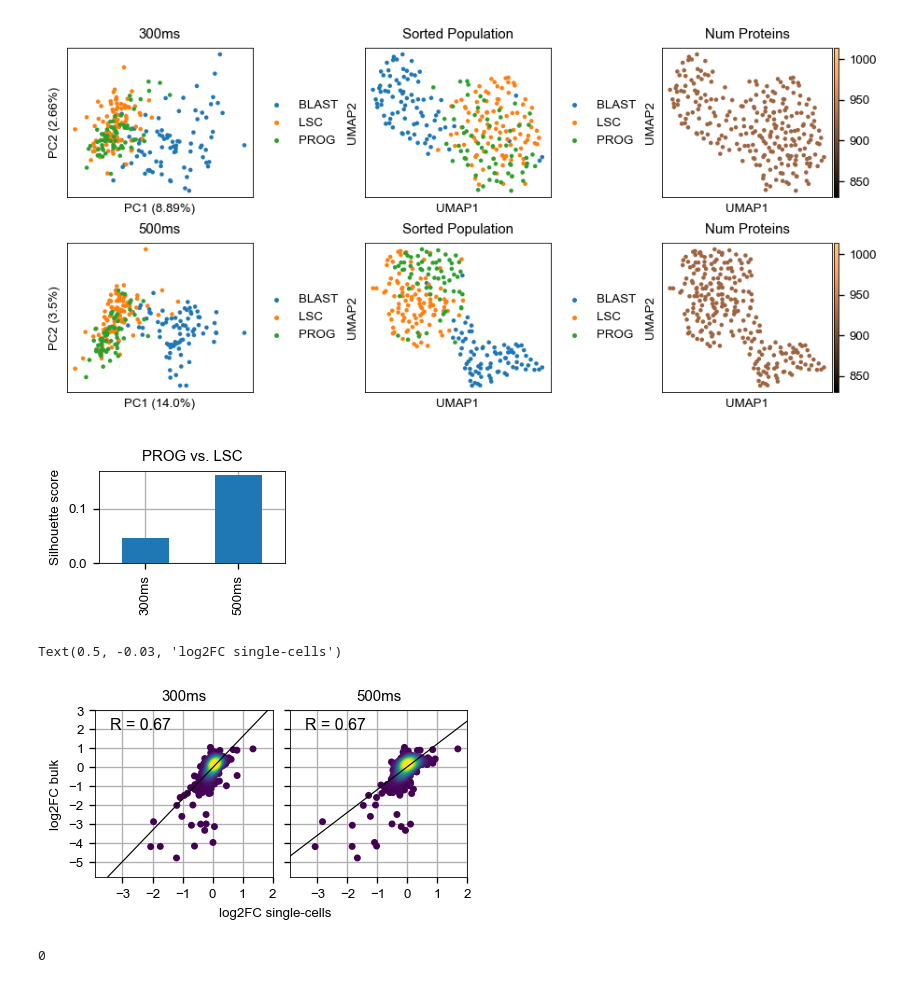
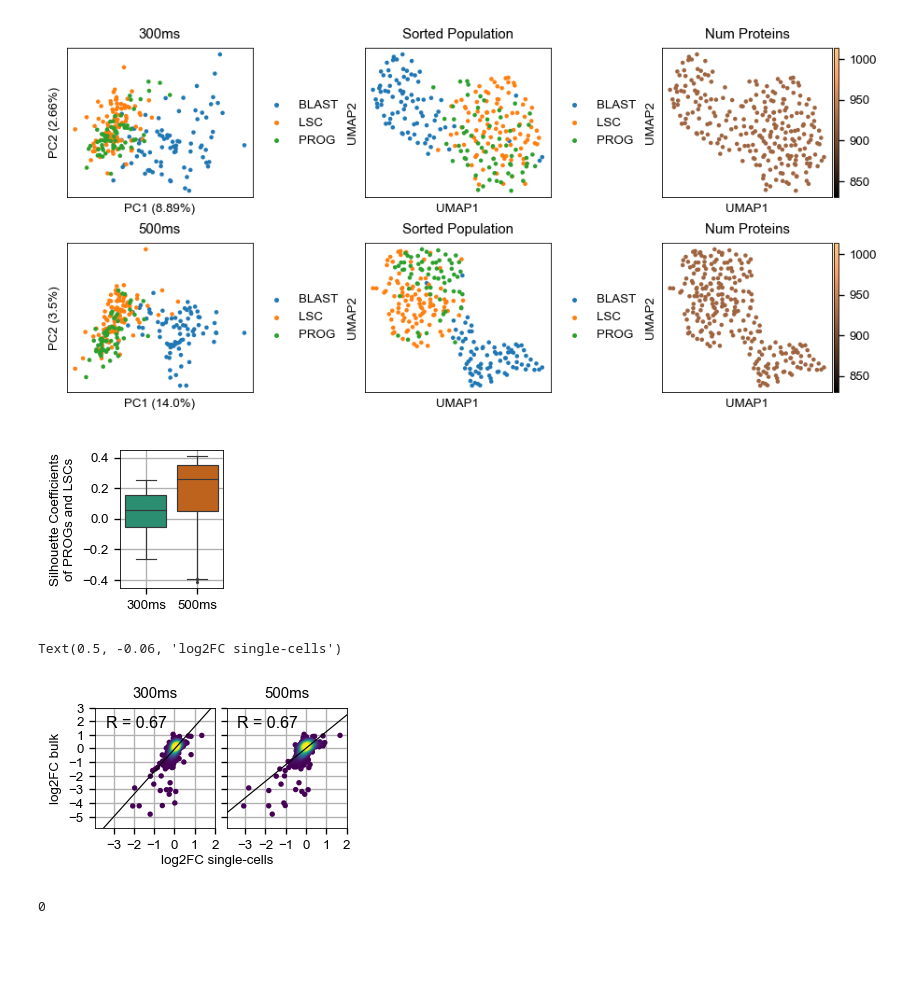
Before and after one commit to bfurtwa/SCeptre, a Jupyter notebook: Schoof_et_al/code/300ms_vs_500ms.ipynb, the cells around one changed output. Saved outputs shown, nothing was run; the diff lists cells and outputs as text; code cells hidden in the pictures; blank space fills up the shorter version.

```diff
--- a/Schoof_et_al/code/300ms_vs_500ms.ipynb
+++ b/Schoof_et_al/code/300ms_vs_500ms.ipynb
@@ -94,5 +99,5 @@ plt.savefig(res_dir + 'specific_silhouette_score.pdf', bbox_inches='tight', tran
 # %%
-fig, axs = plt.subplots(1, 2, sharex=True, sharey=True, figsize=(4, 1.8), gridspec_kw={'wspace':0.1})
+fig, axs = plt.subplots(1, 2, sharex=True, sharey=True, figsize=(2.7, 1.3), gridspec_kw={'wspace':0.1})
 axs = axs.flatten()
 for i, comp in enumerate([comp_300, comp_500]):
 
@@ -109,9 +114,9 @@ for i, comp in enumerate([comp_300, comp_500]):
     x, y, z = x[idx], y[idx], z[idx]
 
     ax = axs[i]
-    ax.scatter(x, y, c=z, s=10)
+    ax.scatter(x, y, c=z, s=5)
     ax.plot(range(-4, 4), reg.slope*range(-4, 4) + reg.intercept, c='black')
-    ax.text(-3.4, 2, 'R = {}'.format(round(reg.rvalue, 2)), size='large')
+    ax.text(-3.4, 1.5, 'R = {}'.format(round(reg.rvalue, 2)), size='large')
     ax.set_xticks(range(-5, 5))
     ax.set_yticks(range(-5, 5))
     ax.set_xlim((-3.9, 2))
@@ -121,7 +126,7 @@ for i, comp in enumerate([comp_300, comp_500]):
     if i == 0:
         ax.set_ylabel('log2FC bulk')
     ax.grid()
-fig.text(0.5, -0.03, 'log2FC single-cells', ha='center', va='top', size=plt.rcParams['axes.labelsize'])
+fig.text(0.5, -0.06, 'log2FC single-cells', ha='center', va='top', size=plt.rcParams['axes.labelsize'])
 fig.savefig(res_dir + 'all_fold_changes.pdf', bbox_inches='tight', transparent=True)
 # %% [output]
 1725
@@ -137,7 +142,7 @@ print(len(comp_500_top))
 400
 400
 # %%
-fig, axs = plt.subplots(1, 2, sharex=True, sharey=True, figsize=(4, 1.8), gridspec_kw={'wspace':0.1})
+fig, axs = plt.subplots(1, 2, sharex=True, sharey=True, figsize=(2.7, 1.3), gridspec_kw={'wspace':0.1})
 axs = axs.flatten()
 for i, comp in enumerate([comp_300_top, comp_500_top]):
 
@@ -154,9 +159,9 @@ for i, comp in enumerate([comp_300_top, comp_500_top]):
     x, y, z = x[idx], y[idx], z[idx]
 
     ax = axs[i]
-    ax.scatter(x, y, c=z, s=10)
+    ax.scatter(x, y, c=z, s=5)
     ax.plot(range(-4, 4), reg.slope*range(-4, 4) + reg.intercept, c='black')
-    ax.text(-3.4, 2, 'R = {}'.format(round(reg.rvalue, 2)), size='large')
+    ax.text(-3.4, 1.5, 'R = {}'.format(round(reg.rvalue, 2)), size='large')
     ax.set_xticks(range(-5, 5))
     ax.set_yticks(range(-5, 5))
     ax.set_xlim((-3.9, 2))
@@ -166,7 +171,7 @@ for i, comp in enumerate([comp_300_top, comp_500_top]):
     if i == 0:
         ax.set_ylabel('log2FC bulk')
     ax.grid()
-fig.text(0.5, -0.03, 'log2FC single-cells', ha='center', va='top', size=plt.rcParams['axes.labelsize'])
+fig.text(0.5, -0.06, 'log2FC single-cells', ha='center', va='top', size=plt.rcParams['axes.labelsize'])
 fig.savefig(res_dir + 'top_fold_changes.pdf', bbox_inches='tight', transparent=True)
 # %% [output]
 400
@@ -182,7 +187,7 @@ print(len(comp_500_si))
 337
 374
 # %%
-fig, axs = plt.subplots(1, 2, sharex=True, sharey=True, figsize=(4, 1.8), gridspec_kw={'wspace':0.1})
+fig, axs = plt.subplots(1, 2, sharex=True, sharey=True, figsize=(2.7, 1.3), gridspec_kw={'wspace':0.1})
 axs = axs.flatten()
 for i, comp in enumerate([comp_300_si, comp_500_si]):
 
@@ -199,9 +204,9 @@ for i, comp in enumerate([comp_300_si, comp_500_si]):
     x, y, z = x[idx], y[idx], z[idx]
 
     ax = axs[i]
-    ax.scatter(x, y, c=z, s=10)
+    ax.scatter(x, y, c=z, s=5)
     ax.plot(range(-4, 4), reg.slope*range(-4, 4) + reg.intercept, c='black')
-    ax.text(-3.4, 2, 'R = {}'.format(round(reg.rvalue, 2)), size='large')
+    ax.text(-3.4, 1.5, 'R = {}'.format(round(reg.rvalue, 2)), size='large')
     ax.set_xticks(range(-5, 5))
     ax.set_yticks(range(-5, 5))
     ax.set_xlim((-3.9, 2))
@@ -211,7 +216,7 @@ for i, comp in enumerate([comp_300_si, comp_500_si]):
     if i == 0:
         ax.set_ylabel('log2FC bulk')
     ax.grid()
-fig.text(0.5, -0.03, 'log2FC single-cells', ha='center', va='top', size=plt.rcParams['axes.labelsize'])
+fig.text(0.5, -0.06, 'log2FC single-cells', ha='center', va='top', size=plt.rcParams['axes.labelsize'])
 fig.savefig(res_dir + 'signi_fold_changes.pdf', bbox_inches='tight', transparent=True)
 # %% [output]
 337
@@ -337,45 +409,49 @@ p = sc.pl.umap(adata_500, color=['Num Proteins'], cmap='copper', size=cellsize,
 fig.savefig(res_dir + 'overlap_embedding.pdf', bbox_inches='tight', transparent=True)
 # %% [output]
 [figure]
-# %%
-silhouette_scores.plot.bar(title='PROG vs. LSC', figsize=(2,1), grid=True)
-plt.ylabel('Silhouette score')
-plt.savefig(res_dir + 'overlap_silhouette_score.pdf', bbox_inches='tight', transparent=True)
-# %% [output]
-[figure, removed]
+# %%
+fig, ax = plt.subplots(figsize=(1.1, 1.5))
+sns.boxplot(data=silhouettes, ax=ax, fliersize=1, palette="Dark2")
+plt.ylabel('Silhouette Coefficient')
+plt.ylabel('Silhouette Coefficients\nof PROGs and LSCs')
+plt.grid()
+ax.set_xticklabels(['300ms', '500ms'])
+plt.savefig(res_dir + 'overlap_silhouette_score.pdf', bbox_inches='tight', transparent=True)
+# %% [output]
+[figure, added]
 # %%
-fig, axs = plt.subplots(1, 2, sharex=True, sharey=True, figsize=(4, 1.8), gridspec_kw={'wspace':0.1})
+fig, axs = plt.subplots(1, 2, sharex=True, sharey=True, figsize=(2.7, 1.3), gridspec_kw={'wspace':0.1})
 axs = axs.flatten()
 for i, comp in enumerate([comp_300, comp_500]):
 
     x = comp['log2foldchange'].values
     y = comp['log2foldchange_lib'].values
     reg = linregress(x,y)
 
     # Calculate the point density
     xy = np.vstack([x,y])
     z = gaussian_kde(xy)(xy)
     # Sort the points by density, so that the densest points are plotted last
     idx = z.argsort()
     x, y, z = x[idx], y[idx], z[idx]
 
     ax = axs[i]
-    ax.scatter(x, y, c=z, s=10)
+    ax.scatter(x, y, c=z, s=5)
     ax.plot(range(-4, 4), reg.slope*range(-4, 4) + reg.intercept, c='black')
-    ax.text(-3.4, 2, 'R = {}'.format(round(reg.rvalue, 2)), size='large')
+    ax.text(-3.4, 1.5, 'R = {}'.format(round(reg.rvalue, 2)), size='large')
     ax.set_xticks(range(-5, 5))
     ax.set_yticks(range(-5, 5))
     ax.set_xlim((-3.9, 2))
     ax.set_ylim((-5.8, 3))
     ax.set_title(['300ms', '500ms'][i])
     ax.set_xlabel(' ')
     if i == 0:
         ax.set_ylabel('log2FC bulk')
     ax.grid()
-fig.text(0.5, -0.03, 'log2FC single-cells', ha='center', va='top', size=plt.rcParams['axes.labelsize'])
+fig.text(0.5, -0.06, 'log2FC single-cells', ha='center', va='top', size=plt.rcParams['axes.labelsize'])
 # %% [output]
-Text(0.5, -0.03, 'log2FC single-cells')
+Text(0.5, -0.06, 'log2FC single-cells')
-[figure, old version]
+[figure, new version]
 # %%
 os.system('jupyter nbconvert --to html 300ms_vs_500ms.ipynb --output-dir={}'.format(res_dir))
 # %% [output]
```
Also changed, not shown: parts of 12 cells of this notebook, 2 other files.
